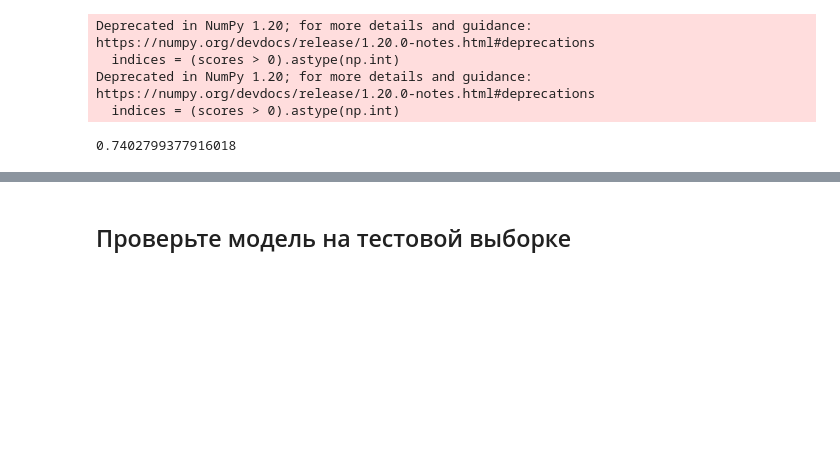
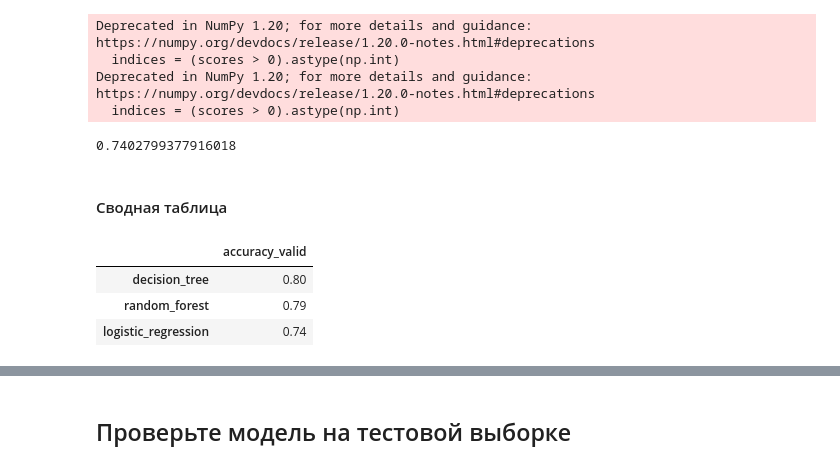
Before and after one commit to mbelveder/praktikum, a Jupyter notebook: 6_megaline_ml/megaline_ml.ipynb, the cells around one changed output, grey strips where cells are left out. Saved outputs shown, nothing was run; the diff lists cells and outputs as text; code cells hidden in the pictures; blank space fills up the shorter version.

```diff
--- a/5_megaline_ml/megaline_ml.ipynb
+++ b/6_megaline_ml/megaline_ml.ipynb
@@ -232,14 +308,30 @@ Deprecated in NumPy 1.20; for more details and guidance: https://numpy.org/devdo
 # %%
 lr_model = LogisticRegression(random_state=42, solver='lbfgs', max_iter=1000)
 
+#Обучение модели
 lr_model.fit(features_train, target_train)
-
 lr_predictions = lr_model.predict(features_valid)
 
-lr_model.score(features_valid, target_valid)
+#Качество модели
+lr_accuracy = lr_model.score(features_valid, target_valid)
+
+lr_accuracy
 # %% [output]
 Deprecated in NumPy 1.20; for more details and guidance: https://numpy.org/devdocs/release/1.20.0-notes.html#deprecations
   indices = (scores > 0).astype(np.int)
 Deprecated in NumPy 1.20; for more details and guidance: https://numpy.org/devdocs/release/1.20.0-notes.html#deprecations
   indices = (scores > 0).astype(np.int)
 0.7402799377916018
+# %% [markdown]
+#### Сводная таблица
+# %%
+pd.set_option("display.precision", 2)
+
+pd.DataFrame([best_dt_accuracy, best_rf_accuracy, lr_accuracy],
+              columns=['accuracy_valid'],
+              index=['decision_tree', 'random_forest', 'logistic_regression'])
+# %% [output]
+|  | accuracy_valid |
+| decision_tree | 0.80 |
+| random_forest | 0.79 |
+| logistic_regression | 0.74 |
```
Also changed, not shown: parts of 21 cells of this notebook, 5 other files.
